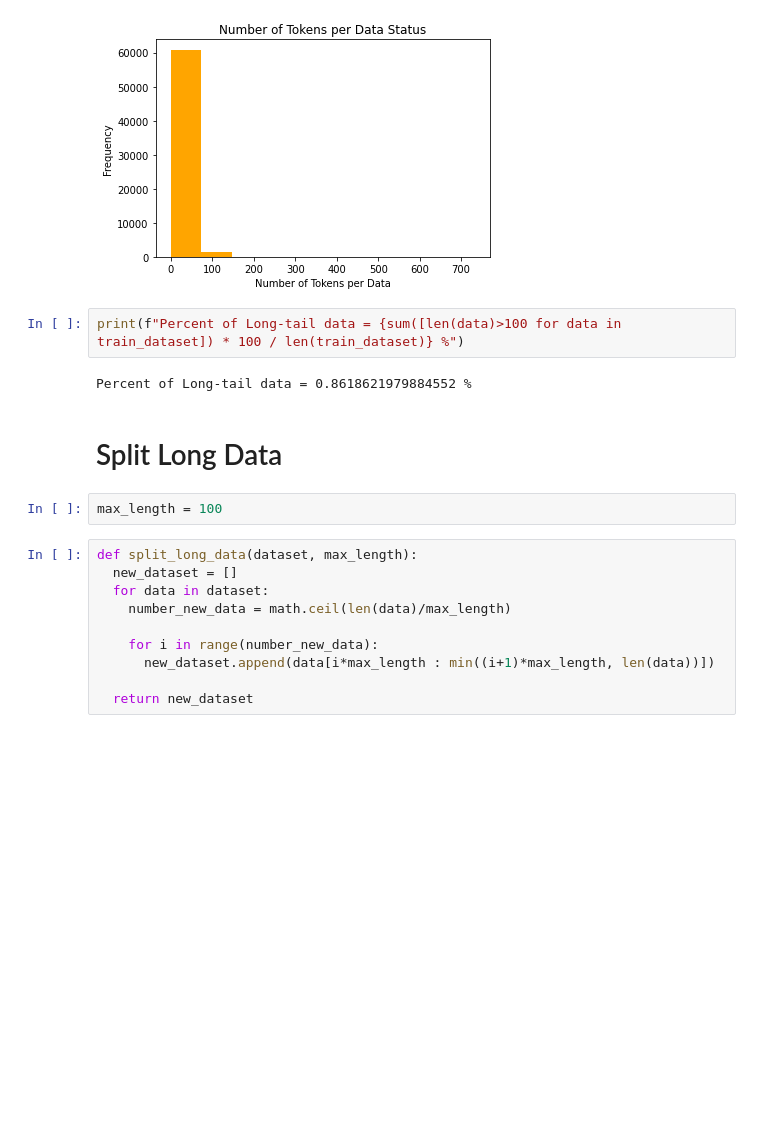
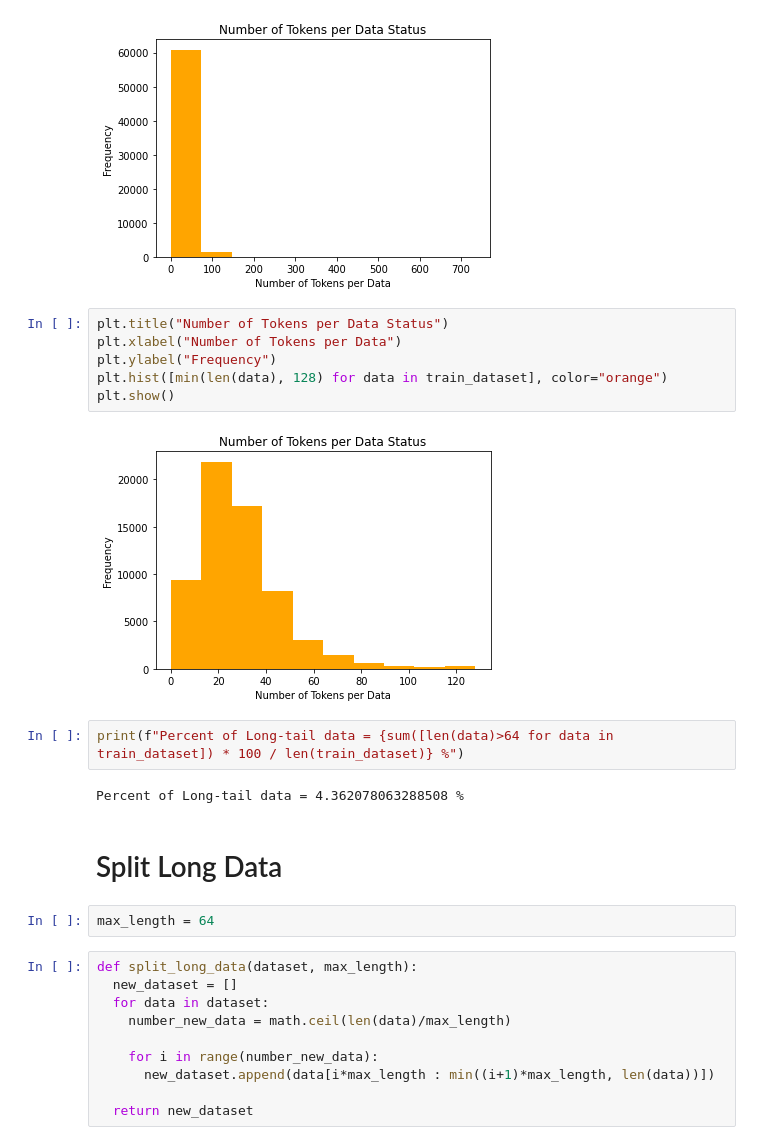
Before and after one commit to AUT-Student/NLP-HW2, a Jupyter notebook: NLP_HW2_Q2.ipynb, the cells around one changed output. Cells and saved outputs as stored; diff of their text form; blank space fills up the shorter version.

Commit message:
Successfully Train model

```diff
--- a/NLP_HW2_Q2.ipynb
+++ b/NLP_HW2_Q2.ipynb
@@ -82,14 +94,22 @@ plt.hist([len(data) for data in train_dataset], color="orange")
 plt.show()
 # %% [output]
 [figure]
+# %%
+plt.title("Number of Tokens per Data Status")
+plt.xlabel("Number of Tokens per Data")
+plt.ylabel("Frequency")
+plt.hist([min(len(data), 128) for data in train_dataset], color="orange")
+plt.show()
+# %% [output]
+[figure, added]
 # %%
-print(f"Percent of Long-tail data = {sum([len(data)>100 for data in train_dataset]) * 100 / len(train_dataset)} %")
+print(f"Percent of Long-tail data = {sum([len(data)>64 for data in train_dataset]) * 100 / len(train_dataset)} %")
 # %% [output]
-Percent of Long-tail data = 0.8618621979884552 %
+Percent of Long-tail data = 4.362078063288508 %
 # %% [markdown]
 # Split Long Data
 # %%
-max_length = 100
+max_length = 64
 # %%
 def split_long_data(dataset, max_length):
   new_dataset = []
```
Also changed, not shown: parts of 7 cells of this notebook.
